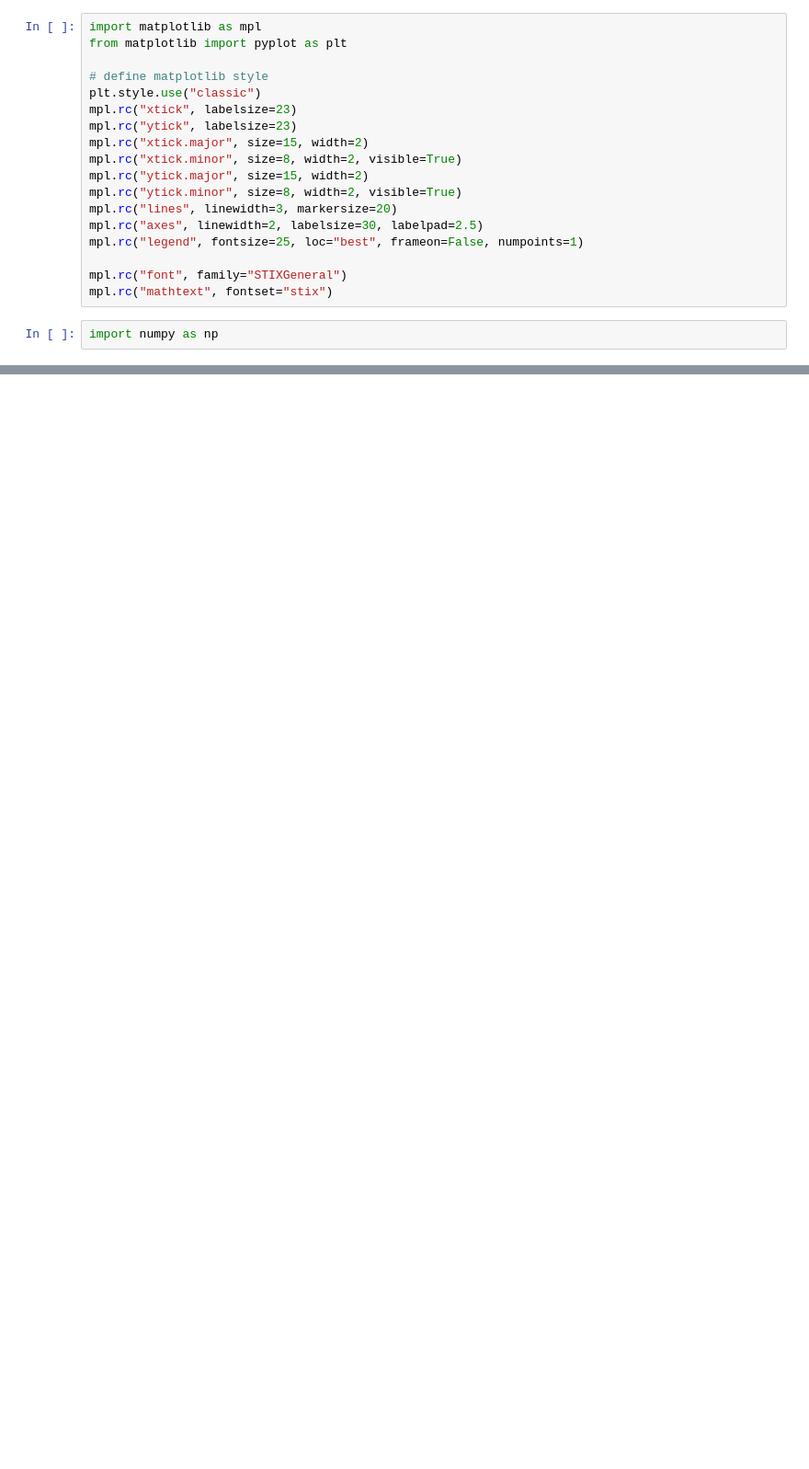
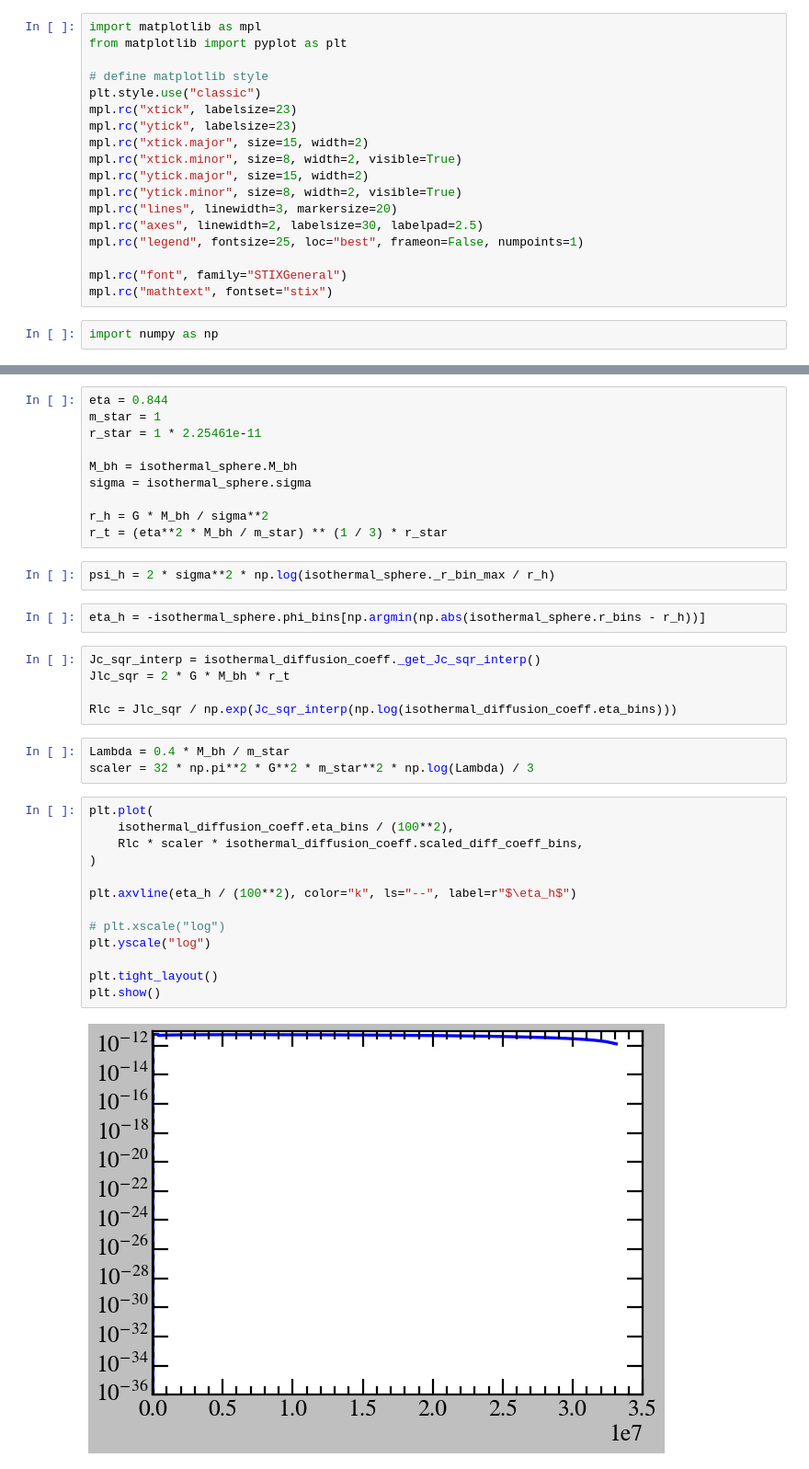
Before and after one commit to vinh-qtran/TidalDisruptionLRD, a Jupyter notebook: nbs/test.ipynb, the cells around one changed output, grey strips where cells are left out. Shown at 92% size. Drawn from its saved outputs; the diff is of its cells as text; blank space fills up the shorter version.

```diff
--- a/nbs/test.ipynb
+++ b/nbs/test.ipynb
@@ -79,0 +117,37 @@ plt.show()
+# %%
+eta = 0.844
+m_star = 1
+r_star = 1 * 2.25461e-11
+
+M_bh = isothermal_sphere.M_bh
+sigma = isothermal_sphere.sigma
+
+r_h = G * M_bh / sigma**2
+r_t = (eta**2 * M_bh / m_star) ** (1 / 3) * r_star
+# %%
+psi_h = 2 * sigma**2 * np.log(isothermal_sphere._r_bin_max / r_h)
+# %%
+eta_h = -isothermal_sphere.phi_bins[np.argmin(np.abs(isothermal_sphere.r_bins - r_h))]
+# %%
+Jc_sqr_interp = isothermal_diffusion_coeff._get_Jc_sqr_interp()
+Jlc_sqr = 2 * G * M_bh * r_t
+
+Rlc = Jlc_sqr / np.exp(Jc_sqr_interp(np.log(isothermal_diffusion_coeff.eta_bins)))
+# %%
+Lambda = 0.4 * M_bh / m_star
+scaler = 32 * np.pi**2 * G**2 * m_star**2 * np.log(Lambda) / 3
+# %%
+plt.plot(
+    isothermal_diffusion_coeff.eta_bins / (100**2),
+    Rlc * scaler * isothermal_diffusion_coeff.scaled_diff_coeff_bins,
+)
+
+plt.axvline(eta_h / (100**2), color="k", ls="--", label=r"$\eta_h$")
+
+# plt.xscale("log")
+plt.yscale("log")
+
+plt.tight_layout()
+plt.show()
+# %% [output]
+[figure, added]
```
Also changed, not shown: parts of 9 cells of this notebook, 3 other files.
